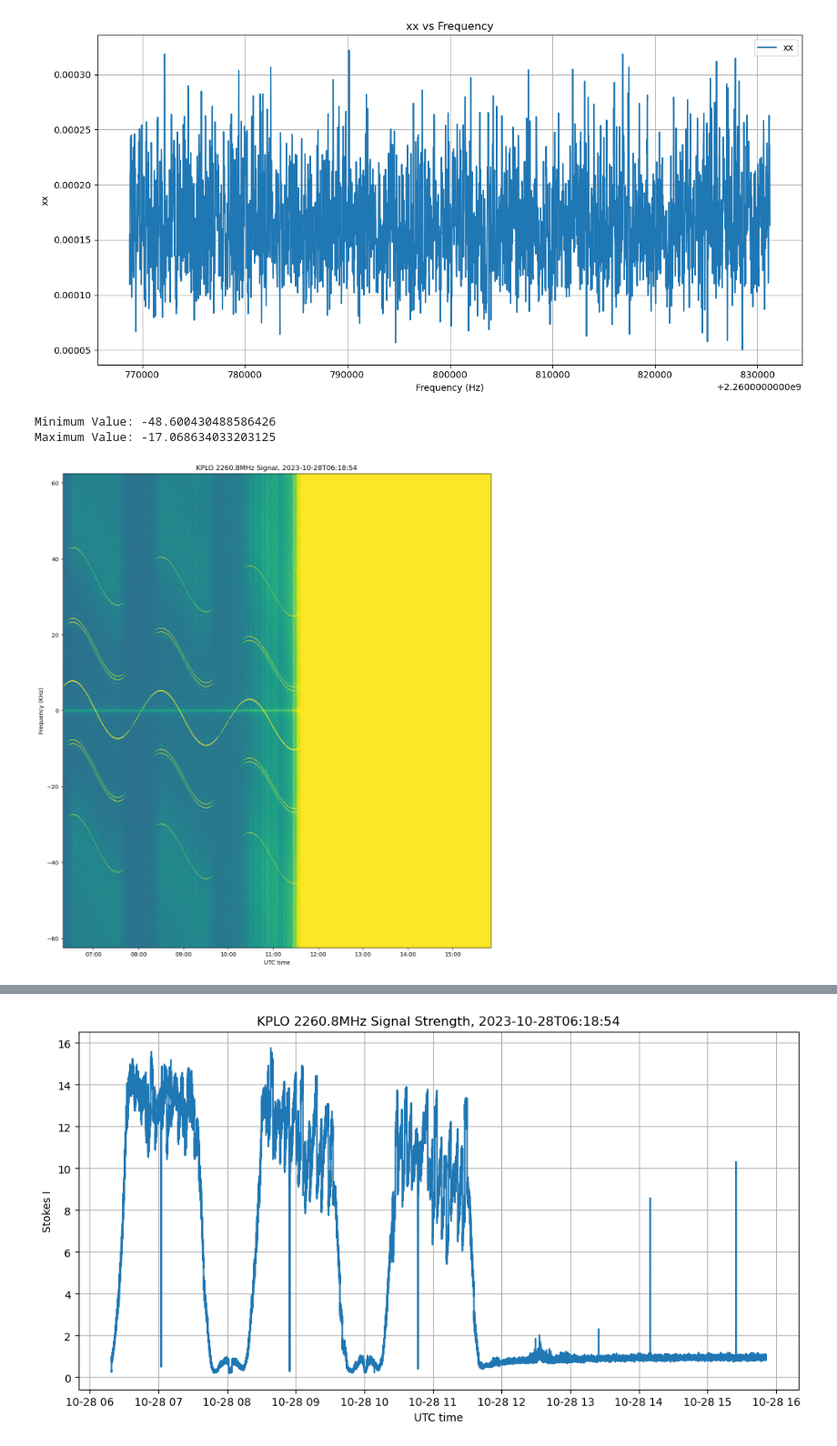
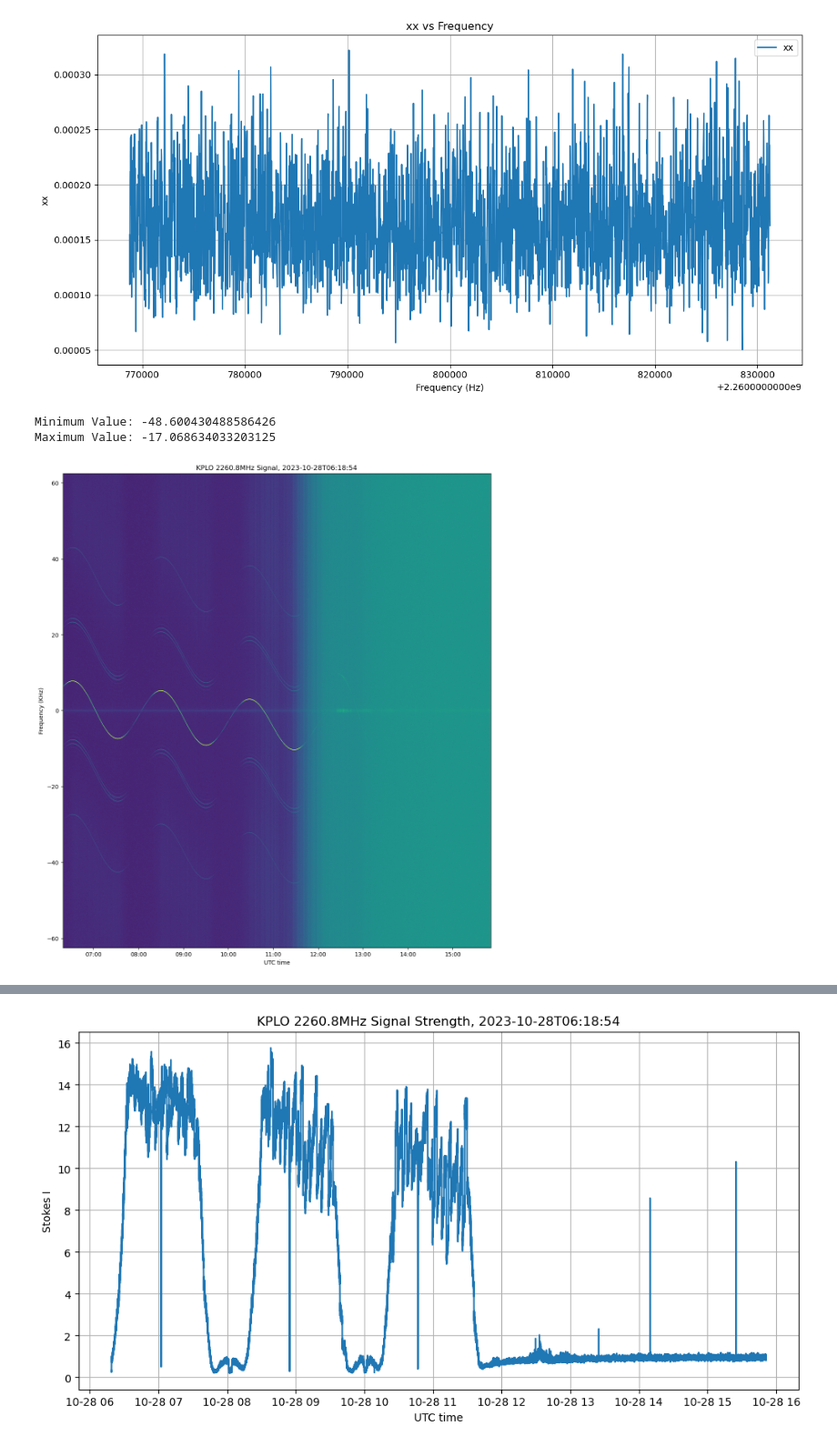
Before and after one commit to ScottTilley/polarization, a Jupyter notebook: KPLO/KPLO_2023-10-28.ipynb, the cells around one changed output, grey strips where cells are left out. Shown at 91% size. Cells and saved outputs as stored; diff of their text form; code cells hidden in the pictures.

```diff
--- a/KPLO/KPLO_2023-10-28.ipynb
+++ b/KPLO/KPLO_2023-10-28.ipynb
@@ -248,26 +248,26 @@ Gain Offset: 0.57794034
 # %%
 if plot:
     result = xx + yy
     min_value = 10*np.log10(np.min(result))
     max_value = 10*np.log10(np.max(result))
     print("Minimum Value:", min_value)
     print("Maximum Value:", max_value)
 
     plt.figure(figsize = (15,15), facecolor = 'w')
     plt.imshow(10*np.log10(xx+yy)[:,::-1].T, extent = (mdates.date2num(t[0]),mdates.date2num(t[-1]), -62.5, 62.5),
-              aspect =35.25e-4, vmin =-42, vmax = -38)
+              aspect =35.25e-4, vmin =-42, vmax = -28)
     plt.gca().set_xlim((t[0], t[-1]))
     plt.gca().xaxis.set_major_formatter(mdates.DateFormatter('%H:%M'))
     plt.ylabel('Frequency (KHz)')
     plt.xlabel('UTC time')
     title_text = f'{object_observed} {frequency}MHz Signal, {formatted_datetime}'
     plt.title(title_text)
     filename = f'{object_observed}_{formatted_datetime}_sig_plot.png'
     plt.savefig(filename)
 # %% [output]
 Minimum Value: -48.600430488586426
 Maximum Value: -17.068634033203125
-[figure, old version]
+[figure, new version]
 # %%
 signal_peak = np.argmax(xx + yy, axis=1)
 offsets = np.arange(-2, 3)
```
Also changed, not shown: parts of 2 cells of this notebook.
